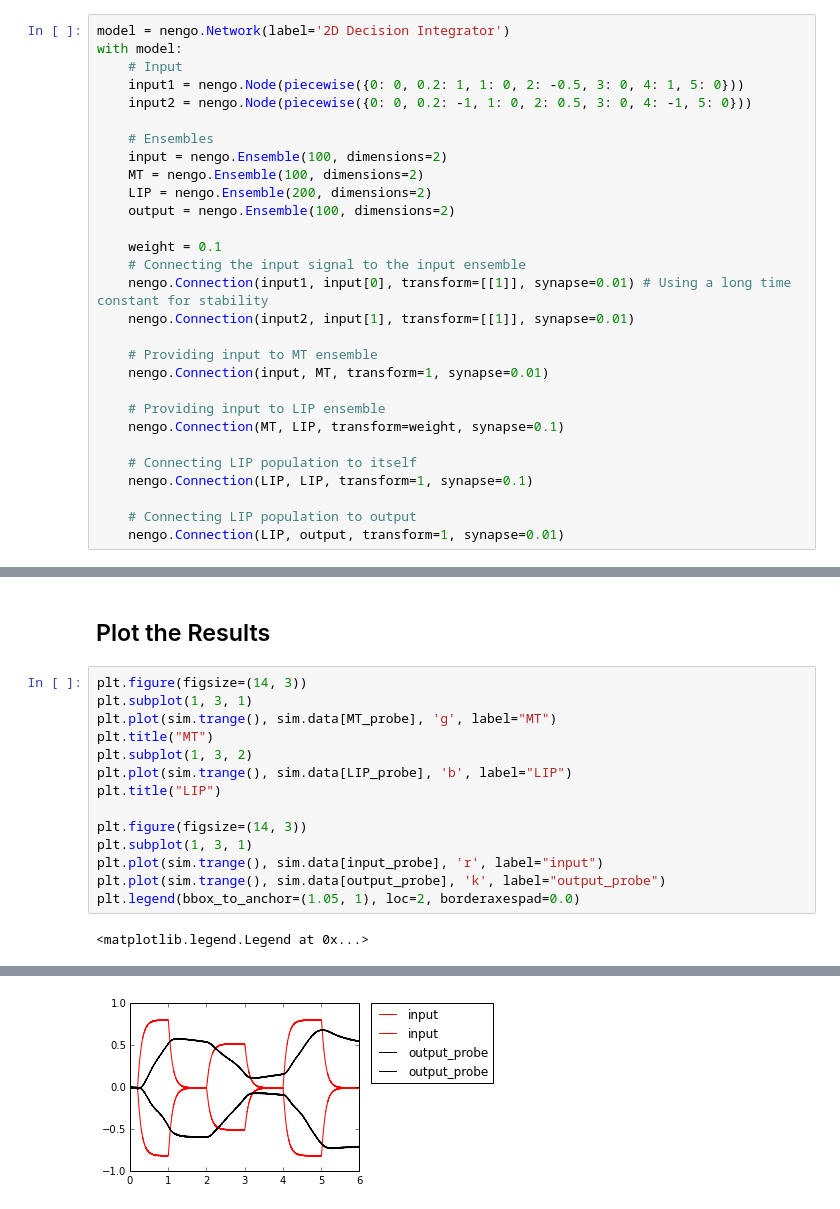
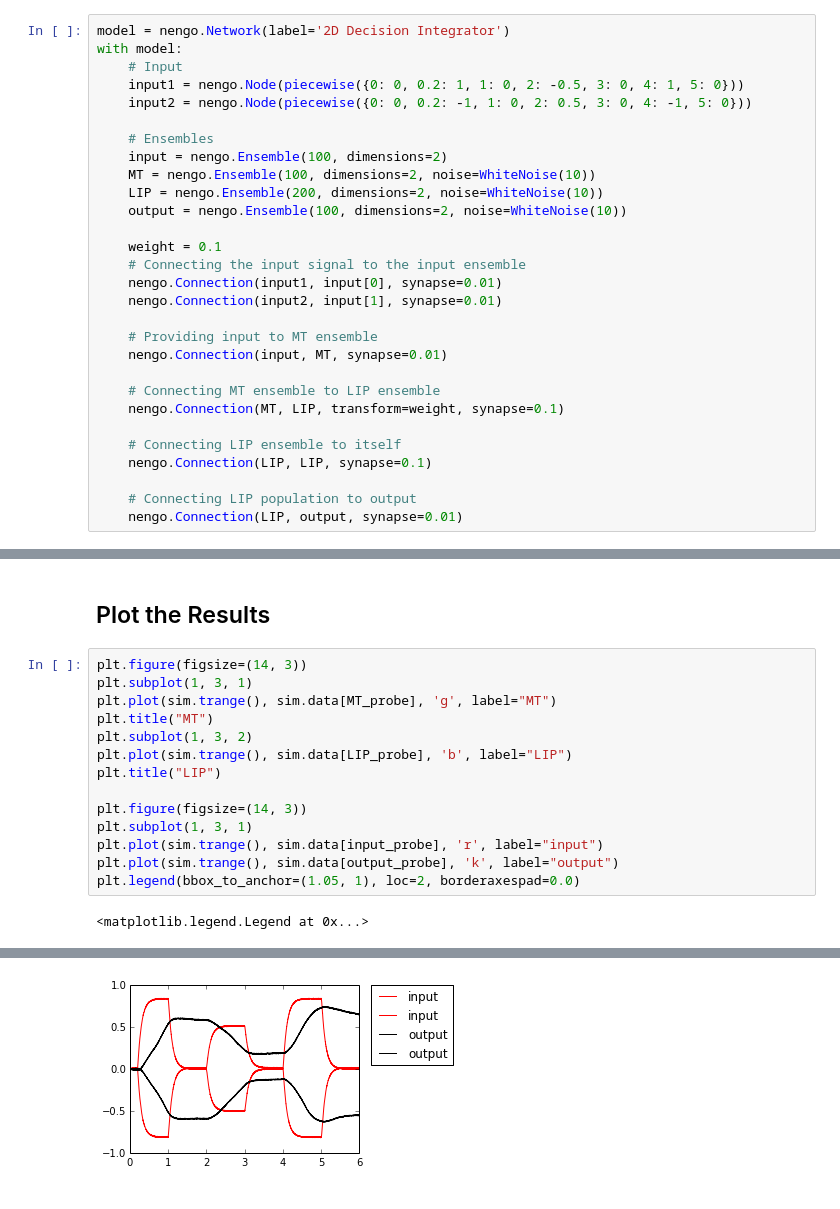
Before and after one commit to s72sue/Nengo2-Tutorials, a Jupyter notebook: chapter8/2D_decision_integrator.ipynb, the cells around one changed output, grey strips where cells are left out. Saved outputs shown, nothing was run; the diff lists cells and outputs as text.

```diff
--- a/chapter8/2D_decision_integrator.ipynb
+++ b/chapter8/2D_decision_integrator.ipynb
@@ -29,26 +31,26 @@ with model:
 
     # Ensembles
     input = nengo.Ensemble(100, dimensions=2)
-    MT = nengo.Ensemble(100, dimensions=2)
-    LIP = nengo.Ensemble(200, dimensions=2)
-    output = nengo.Ensemble(100, dimensions=2)
+    MT = nengo.Ensemble(100, dimensions=2, noise=WhiteNoise(10))
+    LIP = nengo.Ensemble(200, dimensions=2, noise=WhiteNoise(10))
+    output = nengo.Ensemble(100, dimensions=2, noise=WhiteNoise(10))
 
     weight = 0.1
     # Connecting the input signal to the input ensemble
-    nengo.Connection(input1, input[0], transform=[[1]], synapse=0.01) # Using a long time constant for stability
-    nengo.Connection(input2, input[1], transform=[[1]], synapse=0.01)
+    nengo.Connection(input1, input[0], synapse=0.01)
+    nengo.Connection(input2, input[1], synapse=0.01)
 
     # Providing input to MT ensemble
-    nengo.Connection(input, MT, transform=1, synapse=0.01)
+    nengo.Connection(input, MT, synapse=0.01)
 
-    # Providing input to LIP ensemble
+    # Connecting MT ensemble to LIP ensemble
     nengo.Connection(MT, LIP, transform=weight, synapse=0.1)
 
-    # Connecting LIP population to itself
-    nengo.Connection(LIP, LIP, transform=1, synapse=0.1)
+    # Connecting LIP ensemble to itself
+    nengo.Connection(LIP, LIP, synapse=0.1)
 
     # Connecting LIP population to output
-    nengo.Connection(LIP, output, transform=1, synapse=0.01)
+    nengo.Connection(LIP, output, synapse=0.01)
 # %% [markdown]
 ## Add Probes to Collect Data
 # %%
@@ -76,7 +78,7 @@ plt.title("LIP")
 plt.figure(figsize=(14, 3))
 plt.subplot(1, 3, 1)
 plt.plot(sim.trange(), sim.data[input_probe], 'r', label="input")
-plt.plot(sim.trange(), sim.data[output_probe], 'k', label="output_probe")
+plt.plot(sim.trange(), sim.data[output_probe], 'k', label="output")
 plt.legend(bbox_to_anchor=(1.05, 1), loc=2, borderaxespad=0.0)
 # %% [output]
 <matplotlib.legend.Legend at 0x...>
@@ -84,2 +86,2 @@ plt.legend(bbox_to_anchor=(1.05, 1), loc=2, borderaxespad=0.0)
-[figure, old version]
+[figure, new version]
 # %% [markdown]
```
Also changed, not shown: parts of 7 cells of this notebook, 2 other files.
